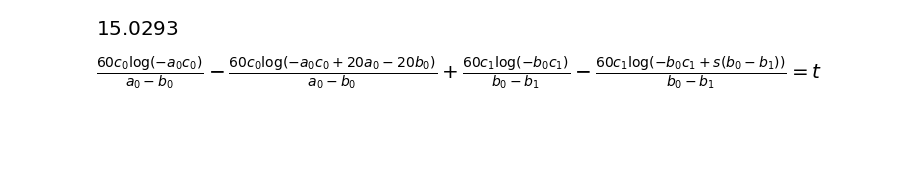
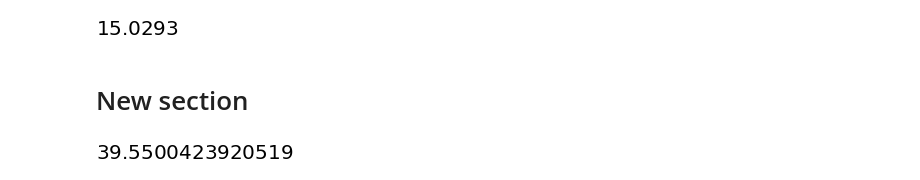
Before and after one commit to SG60/2021-multi-group-piece, a Jupyter notebook: Tempos.ipynb, the cells around one changed output. Drawn from its saved outputs; the diff is of its cells as text; code cells hidden in the pictures; blank space fills up the shorter version.

```diff
--- a/Tempos.ipynb
+++ b/Tempos.ipynb
@@ -185,12 +194,10 @@ for i in range(len(outbeats_down_ramp)):
 solveset(tempoeq2,t).args[0].subs({a: 96, b: 240, c: 20, b1: 60, c1: 16, s:16}).n(6)
 # %% [output]
 [figure]
-# %%
-def ramp(start_tempo,end_tempo,total_beats,bound_beat):
-  '''This integral is equal to the timecode at the bound_beat.'''
-  return integrate(1/(start_tempo/60+(x/total_beats)*(S(end_tempo)/60-start_tempo/60)),(x,0,bound_beat))
-
-tempoeq2_version_using_ramp = Eq(ramp(a,b,c,20) + ramp(b,b1,c1,s), t)
-display(tempoeq2_version_using_ramp) # this is equal to tempoeq2
-# %% [output]
-[figure, removed]
+# %% [markdown]
+# New section
+# %%
+# String accel section length in seconds
+ramp(60,180,9*4,9*4)*2
+# %% [output]
+[figure, added]
```
Also changed, not shown: parts of 14 cells of this notebook.
